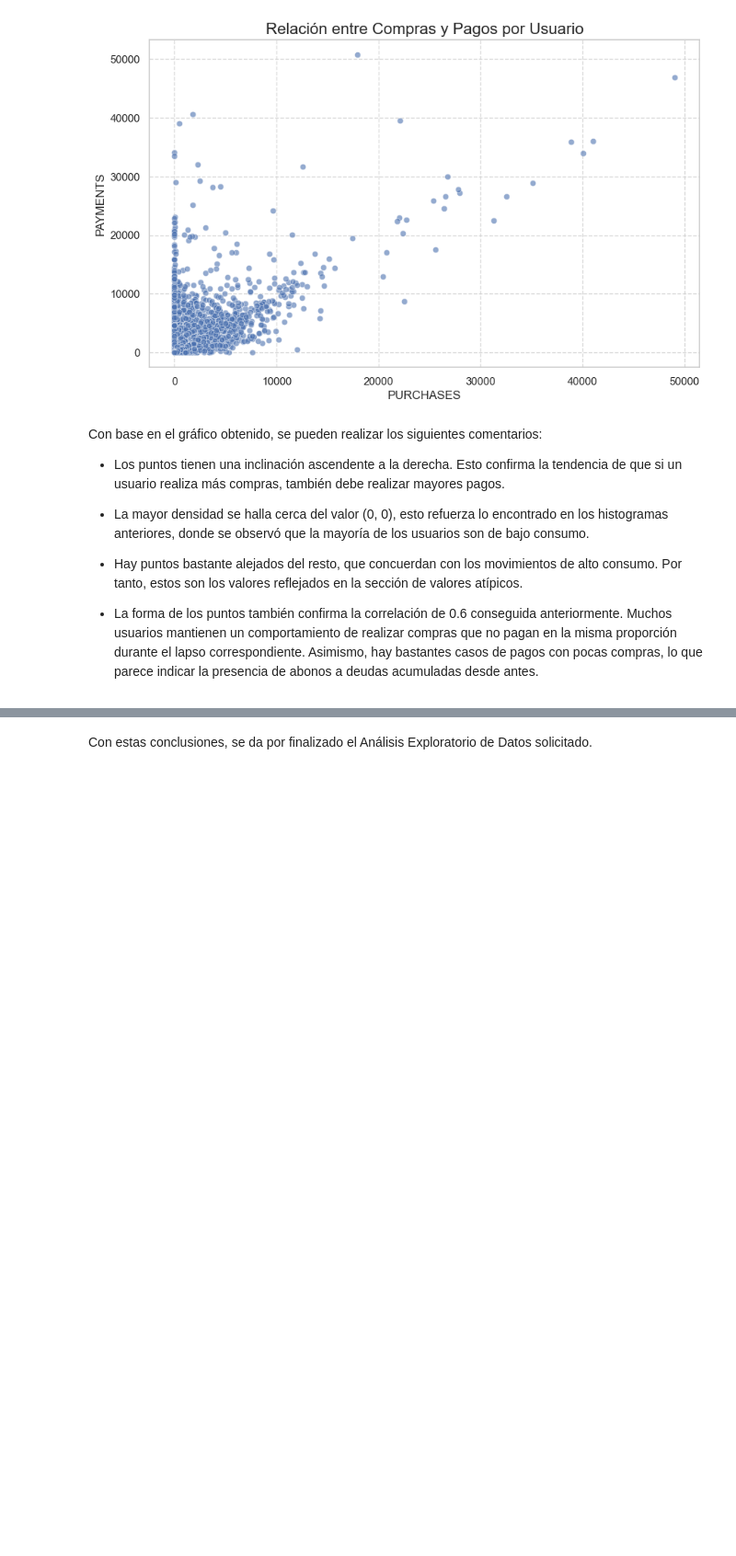
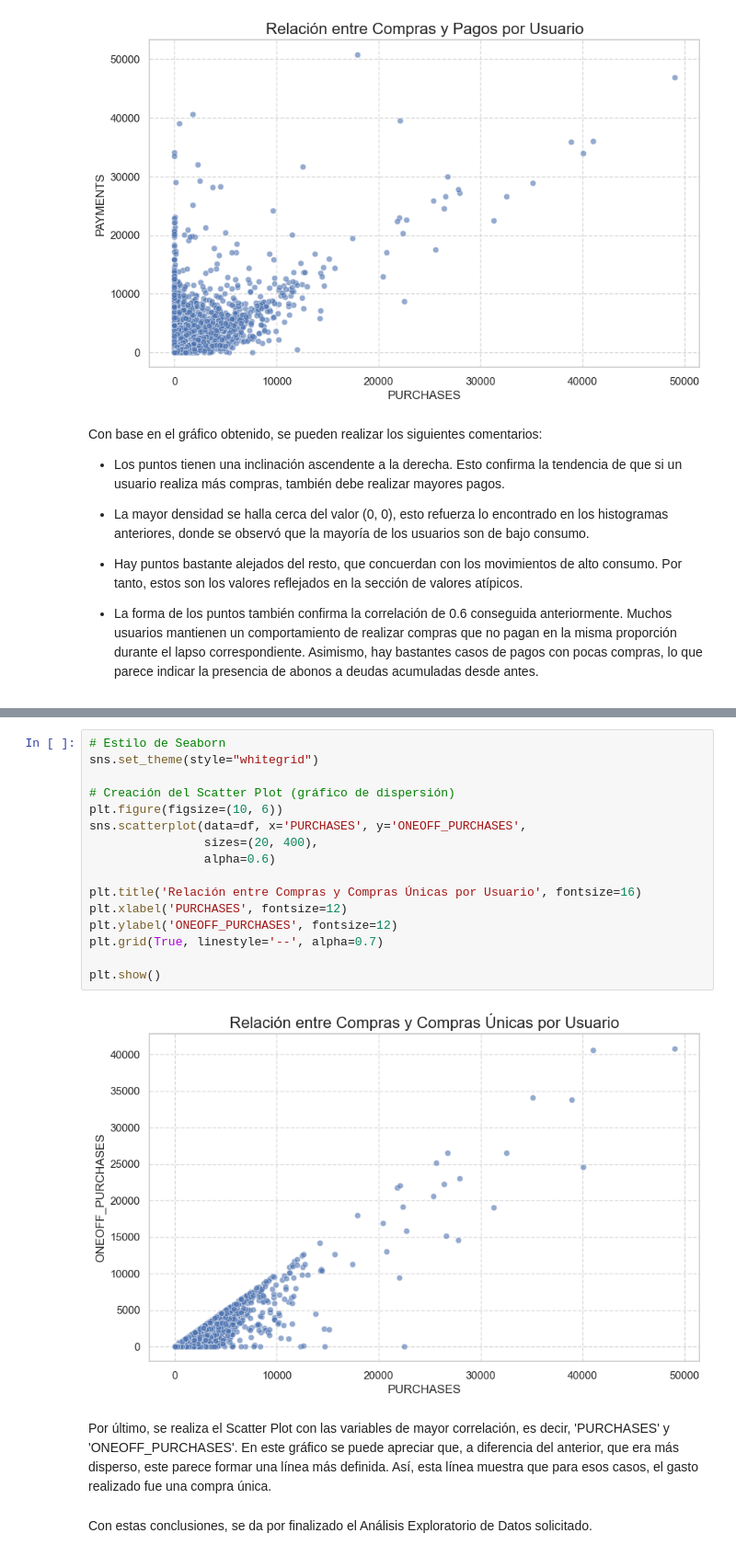
Before and after one commit to YariCB/DM_UCV_YarimaContreras, a Jupyter notebook: assignment2/DM_Assignment2_29706291.ipynb, the cells around one changed output, grey strips where cells are left out. Shown at 92% size. Drawn from its saved outputs; the diff is of its cells as text; blank space fills up the shorter version.

```diff
--- a/assignment2/DM_Assignment2_29706291.ipynb
+++ b/assignment2/DM_Assignment2_29706291.ipynb
@@ -292,2 +319,22 @@ Con base en el gráfico obtenido, se pueden realizar los siguientes comentarios:
+# %%
+# Estilo de Seaborn
+sns.set_theme(style="whitegrid")
+
+# Creación del Scatter Plot (gráfico de dispersión)
+plt.figure(figsize=(10, 6))
+sns.scatterplot(data=df, x='PURCHASES', y='ONEOFF_PURCHASES',
+                sizes=(20, 400),
+                alpha=0.6)
+
+plt.title('Relación entre Compras y Compras Únicas por Usuario', fontsize=16)
+plt.xlabel('PURCHASES', fontsize=12)
+plt.ylabel('ONEOFF_PURCHASES', fontsize=12)
+plt.grid(True, linestyle='--', alpha=0.7)
+
+plt.show()
+# %% [output]
+[figure, added]
+# %% [markdown]
+Por último, se realiza el Scatter Plot con las variables de mayor correlación, es decir, 'PURCHASES' y 'ONEOFF_PURCHASES'. En este gráfico se puede apreciar que, a diferencia del anterior, que era más disperso, este parece formar una línea más definida. Así, esta línea muestra que para esos casos, el gasto realizado fue una compra única.
 # %% [markdown]
 Con estas conclusiones, se da por finalizado el Análisis Exploratorio de Datos solicitado.
```
Also changed, not shown: parts of 6 cells of this notebook.
